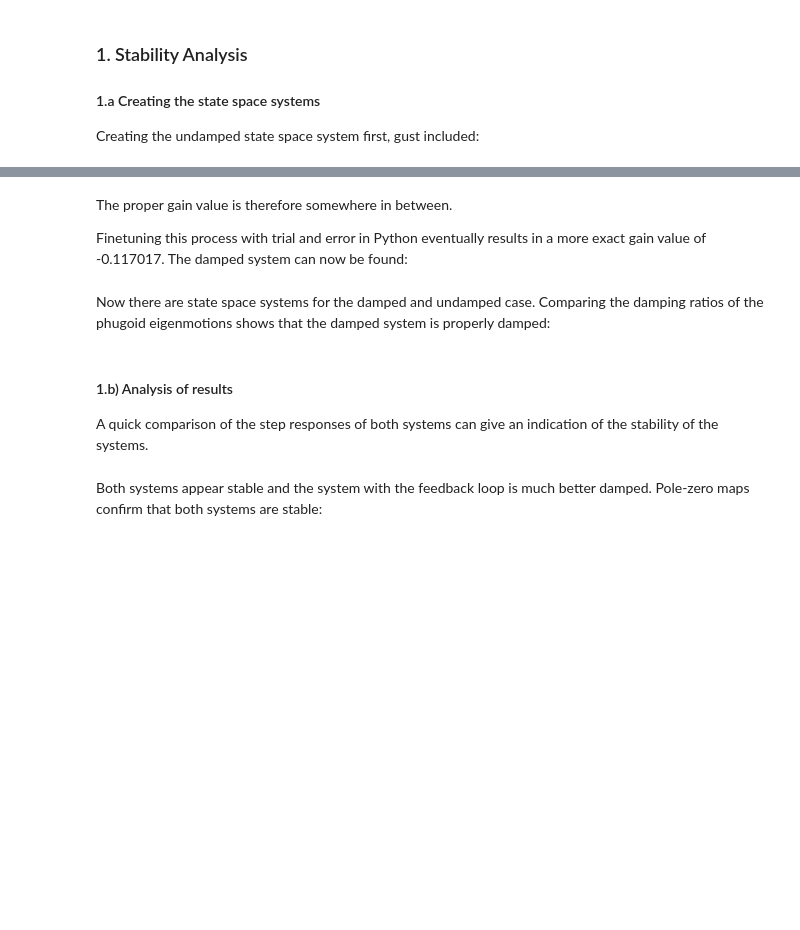
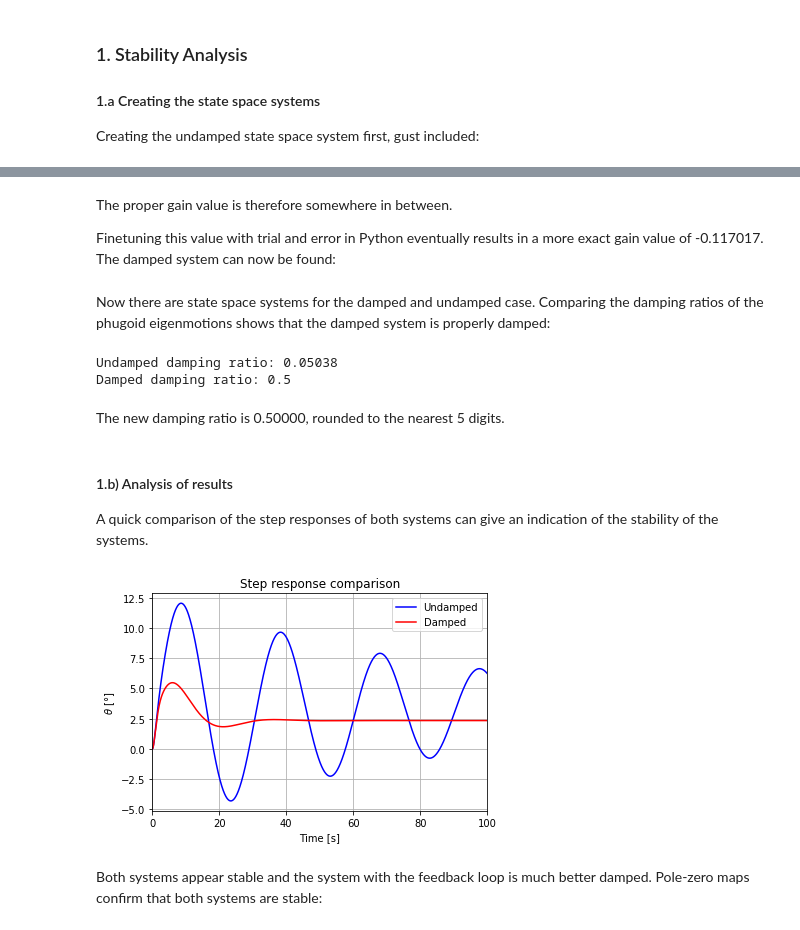
Before and after one commit to jknobbout/stochastic_practical, a Jupyter notebook: Code Notebook.ipynb, the cells around one changed output, grey strips where cells are left out. Cells and saved outputs as stored; diff of their text form; code cells hidden in the pictures; blank space fills up the shorter version.

```diff
--- a/Code Notebook.ipynb
+++ b/Code Notebook.ipynb
@@ -54,5 +74,5 @@ print "For a gain value of "+str(round(gain2,5))+", the damping ratio becomes "+
 # %% [markdown]
 The proper gain value is therefore somewhere in between.
 
-Finetuning this process with trial and error in Python eventually results in a more exact gain value of -0.117017. The damped system can now be found:
+Finetuning this value with trial and error in Python eventually results in a more exact gain value of -0.117017. The damped system can now be found:
 # %%
@@ -68,36 +88,43 @@ damped_sys.A = undamped_sys.A - undamped_sys.B[:,0]*K
 # %% [markdown]
 Now there are state space systems for the damped and undamped case. Comparing the damping ratios of the phugoid eigenmotions shows that the damped system is properly damped:
 # %%
-#Round damping ratio to 5 nearest digits and select the damping ratios
-#that belong to the phugoid eigenmotions.
-zeta_undamped = round(c.damp(undamped_sys,doprint=False)[1][2],5)
-zeta_damped = round(c.damp(damped_sys,doprint=False)[1][2],5)
+# Round damping ratio to 5 nearest digits and select the damping ratios
+# that belong to the phugoid eigenmotions.
+zeta_undamped = round(cont.damp(undamped_sys,doprint=False)[1][2],5)
+zeta_damped = round(cont.damp(damped_sys,doprint=False)[1][2],5)
 
 print "Undamped damping ratio: "+str(zeta_undamped)
 print "Damped damping ratio: "+str(zeta_damped)
+# %% [output]
+Undamped damping ratio: 0.05038
+Damped damping ratio: 0.5
+# %% [markdown]
+The new damping ratio is 0.50000, rounded to the nearest 5 digits.
 # %% [markdown]
 #### 1.b) Analysis of results
 A quick comparison of the step responses of both systems can give an indication of the stability of the systems.
 # %%
-#Create a large enough time scale
+# Create a large enough time scale
 t = np.arange(0,100,0.01)
 
-#Retrieve step response to default inputs
-[y1, t] = c.step(undamped_sys[2,0], t)
-[y2, t] = c.step(damped_sys[2,0], t)
+# Retrieve theta step response to default inputs
+[y1, t] = cont.step(undamped_sys[2,0], t)
+[y2, t] = cont.step(damped_sys[2,0], t)
 
-#Plot the figure
+# Plot the figure
 fig = plt.figure()
 ax = fig.add_subplot(111)
 ax.plot(t, -y1, label="Undamped", color='b')
 ax.plot(t, -y2, label="Damped", color='r')
 ax.set_xlim([0,100])
 plt.xlabel('Time [s]')
 plt.ylabel(r"$\theta$ [$\degree$]")
 plt.legend(loc='upper right')
 plt.title("Step response comparison")
 plt.grid()
 plt.show()
+# %% [output]
+[figure, added]
 # %% [markdown]
 Both systems appear stable and the system with the feedback loop is much better damped. Pole-zero maps confirm that both systems are stable:
 # %%
```
Also changed, not shown: parts of 32 cells of this notebook, 2 other files.
